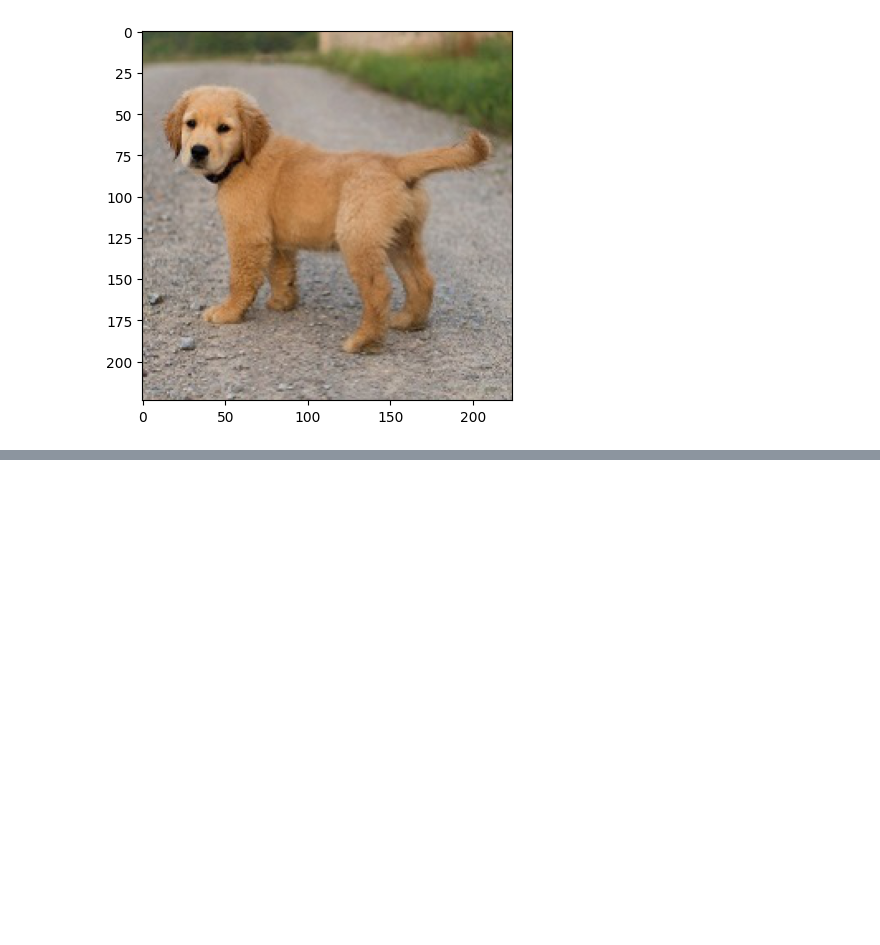
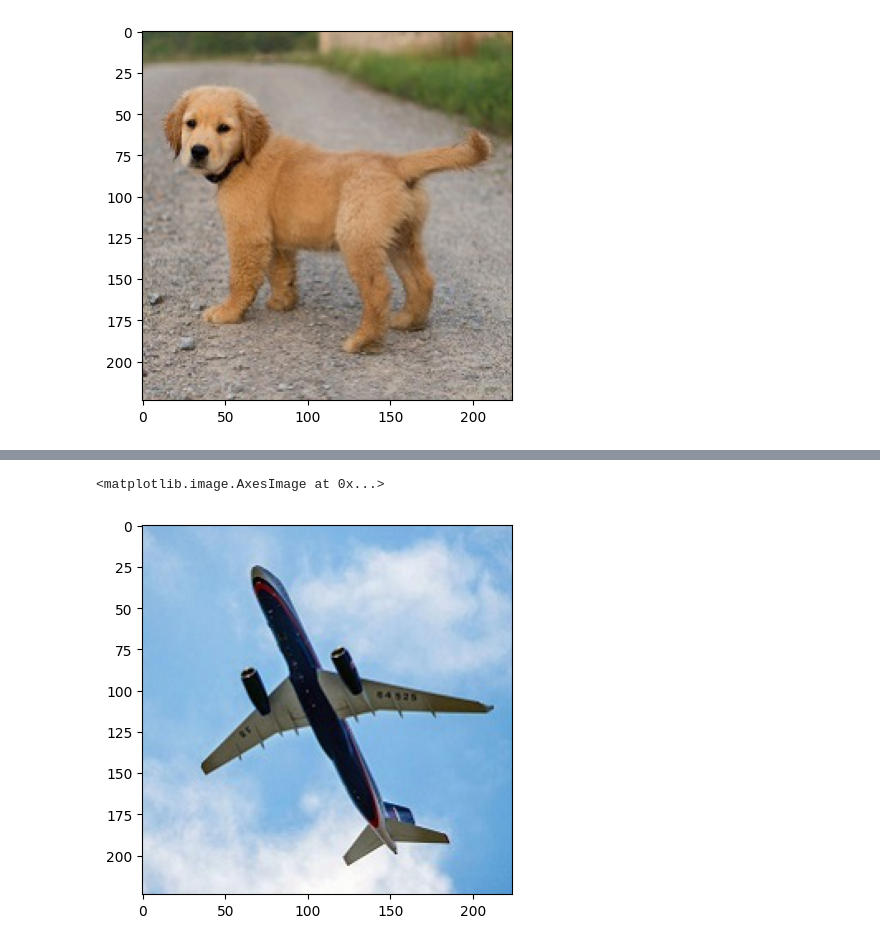
Before and after one commit to haubui17062019/Computer-Vision, a Jupyter notebook: Công nghệ hiện tại/ONNX/Pre_trained_ONNX_model_zoo.ipynb, the cells around one changed output, grey strips where cells are left out. Cells and saved outputs as stored; diff of their text form; code cells hidden in the pictures; blank space fills up the shorter version.

```diff
--- a/Công nghệ hiện tại/ONNX/Pre_trained_ONNX_model_zoo.ipynb
+++ b/Công nghệ hiện tại/ONNX/Pre_trained_ONNX_model_zoo.ipynb
@@ -1132,0 +134,9 @@ Time: 800.98 ms
+# %%
+image1 = Image.open('/content/plane.jpg')
+image1 = image1.resize((224, 224))
+image_data1 = np.array(image1).transpose(2, 0, 1)
+input_data1 = preprocess(image_data1)
+plt.imshow(image1)
+# %% [output]
+<matplotlib.image.AxesImage at 0x...>
+[figure, added]
```
Also changed, not shown: parts of 5 cells of this notebook.
